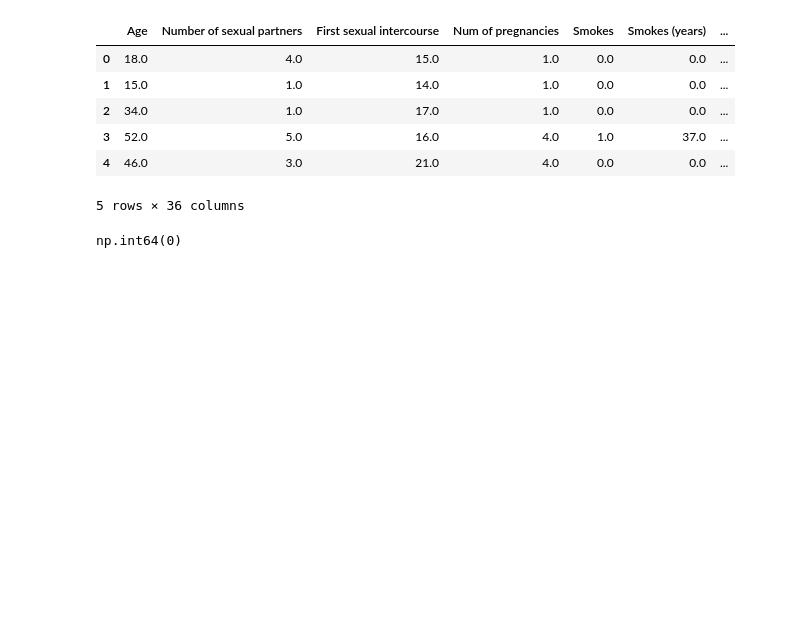
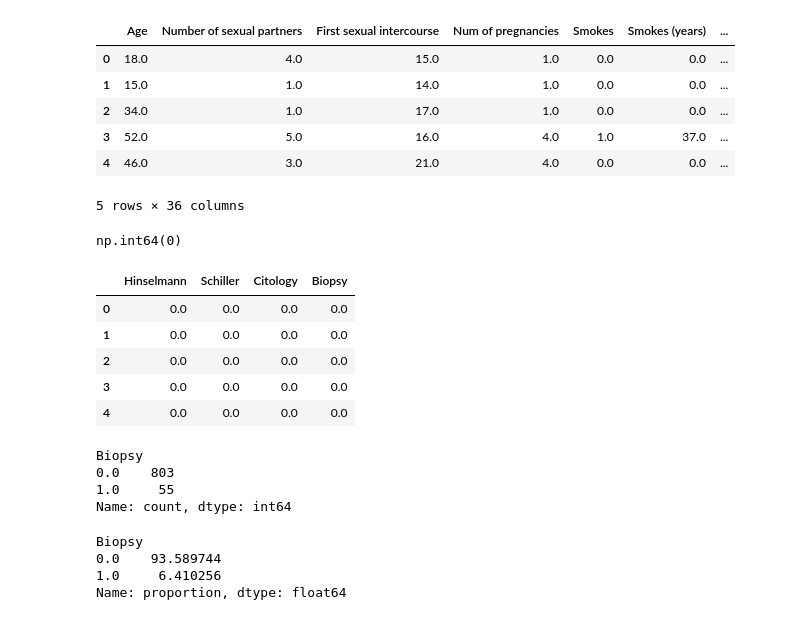
Before and after one commit to kawthar-shameseldeen/Cervical-Cancer, a Jupyter notebook: notebook/cervical_cancer_analysis.ipynb, the cells around one changed output. Cells and saved outputs as stored; diff of their text form; code cells hidden in the pictures; blank space fills up the shorter version.

```diff
--- a/notebook/cervical_cancer_analysis.ipynb
+++ b/notebook/cervical_cancer_analysis.ipynb
@@ -162,0 +174,25 @@ np.int64(0)
+# %%
+diagnostic_columns = ["Hinselmann", "Schiller", "Citology", "Biopsy"]
+
+df_clean[diagnostic_columns].head()
+# %% [output]
+|  | Hinselmann | Schiller | Citology | Biopsy |
+| 0 | 0.0 | 0.0 | 0.0 | 0.0 |
+| 1 | 0.0 | 0.0 | 0.0 | 0.0 |
+| 2 | 0.0 | 0.0 | 0.0 | 0.0 |
+| 3 | 0.0 | 0.0 | 0.0 | 0.0 |
+| 4 | 0.0 | 0.0 | 0.0 | 0.0 |
+# %%
+df_clean["Biopsy"].value_counts()
+# %% [output]
+Biopsy
+0.0    803
+1.0     55
+Name: count, dtype: int64
+# %%
+df_clean["Biopsy"].value_counts(normalize=True) * 100
+# %% [output]
+Biopsy
+0.0    93.589744
+1.0     6.410256
+Name: proportion, dtype: float64
```
Also changed, not shown: parts of 7 cells of this notebook.
